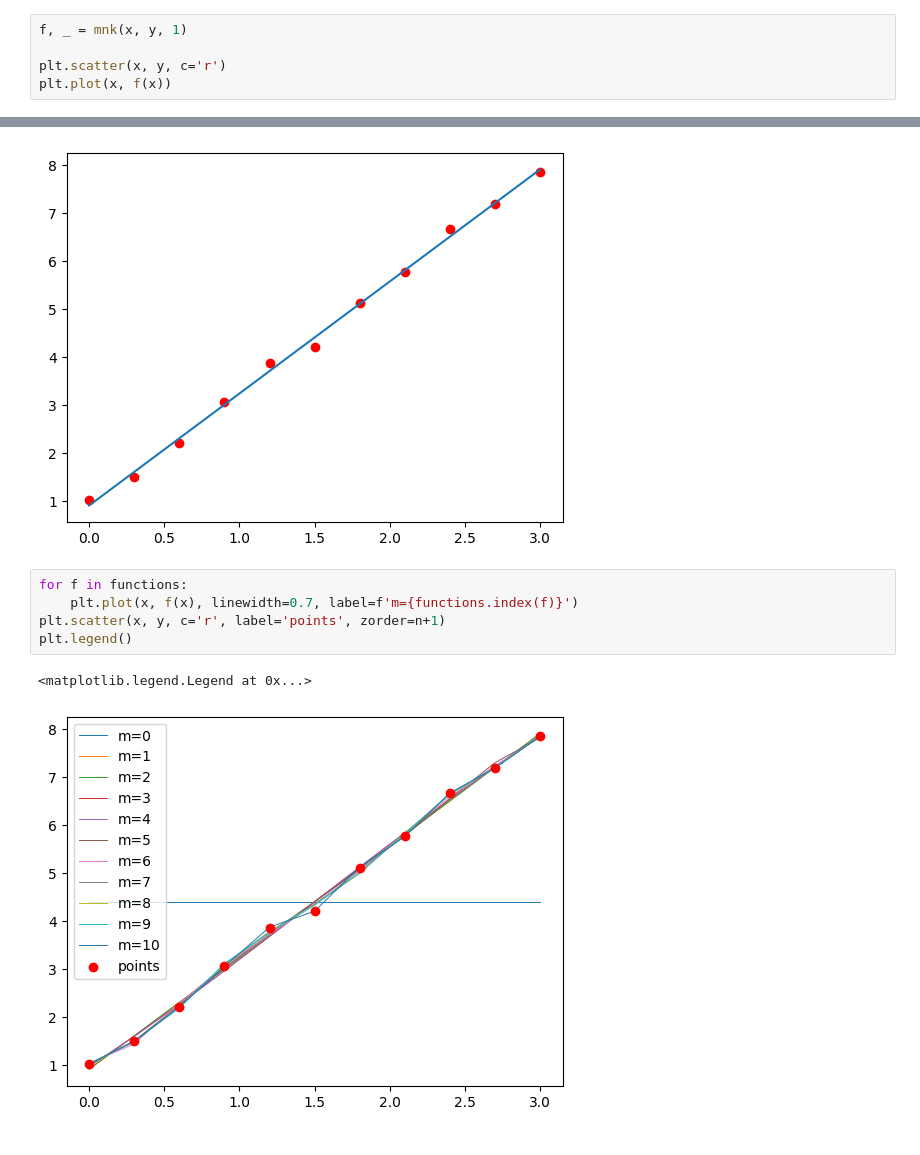
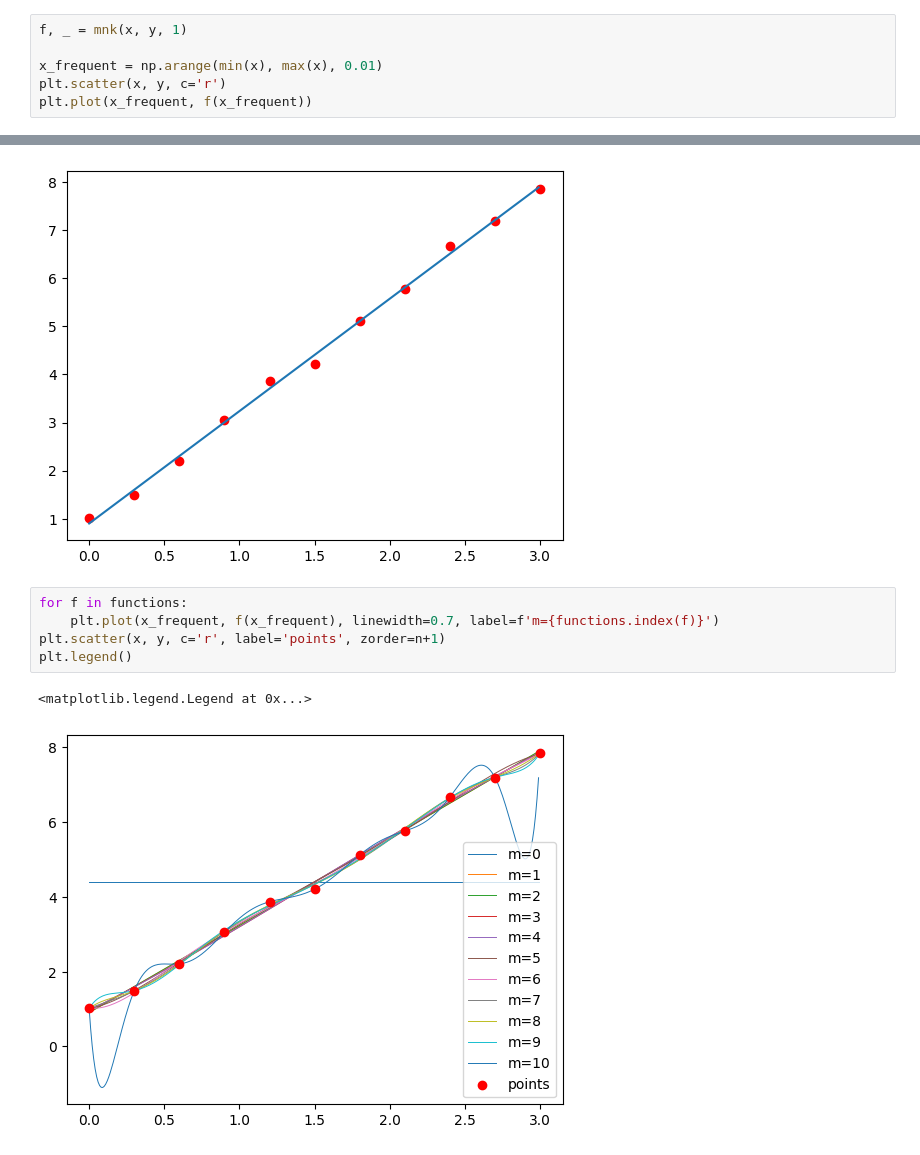
Before and after one commit to kudrmax/numerical-methods, a Jupyter notebook: approximation/6.1.8.ipynb, the cells around one changed output, grey strips where cells are left out. Saved outputs shown, nothing was run; the diff lists cells and outputs as text.

```diff
--- a/approximation/6.1.8.ipynb
+++ b/approximation/6.1.8.ipynb
@@ -26,16 +26,17 @@ plt.bar(x=np.arange(len(sigmas)), height=sigmas)
 # %%
 f, _ = mnk(x, y, 1)
 
+x_frequent = np.arange(min(x), max(x), 0.01)
 plt.scatter(x, y, c='r')
-plt.plot(x, f(x))
+plt.plot(x_frequent, f(x_frequent))
 # %% [output]
 [<matplotlib.lines.Line2D at 0x...>]
 [figure]
 # %%
 for f in functions:
-    plt.plot(x, f(x), linewidth=0.7, label=f'm={functions.index(f)}')
+    plt.plot(x_frequent, f(x_frequent), linewidth=0.7, label=f'm={functions.index(f)}')
 plt.scatter(x, y, c='r', label='points', zorder=n+1)
 plt.legend()
 # %% [output]
 <matplotlib.legend.Legend at 0x...>
-[figure, old version]
+[figure, new version]
```
